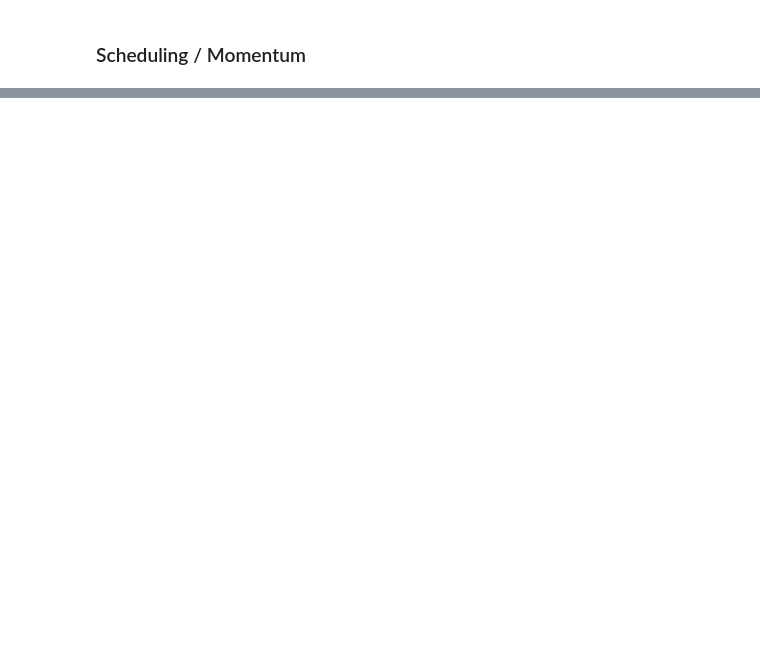
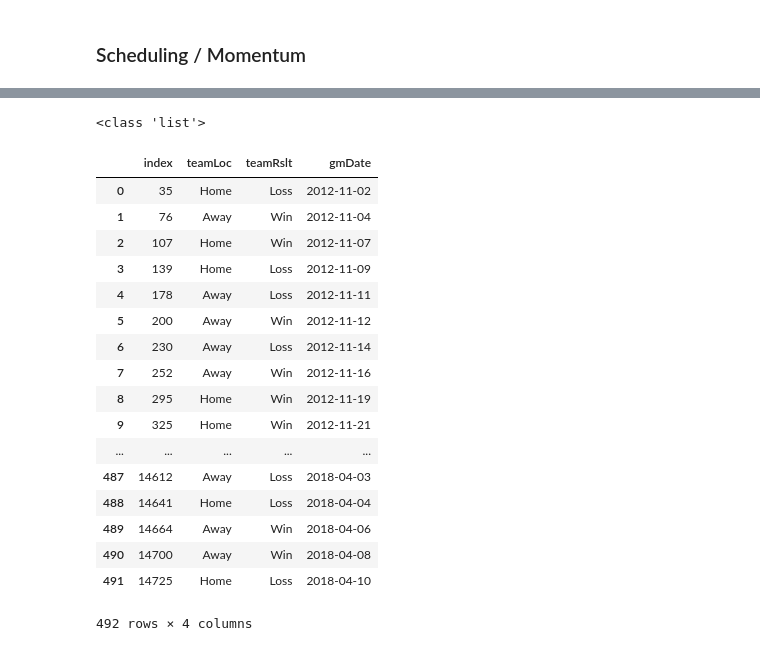
Before and after one commit to jjsahabu/NBA-Game-Predictor, a Jupyter notebook: W207-Final-Project-JJ.ipynb, the cells around one changed output, grey strips where cells are left out. Saved outputs shown, nothing was run; the diff lists cells and outputs as text; code cells hidden in the pictures; blank space fills up the shorter version.

Commit message:
Consequetive sheeet

```diff
--- a/W207-Final-Project.ipynb
+++ b/W207-Final-Project-JJ.ipynb
@@ -262,0 +319,12 @@ nba_schedule
+# %%
+momentum = []
+Counter = 0
+for ind, row in ATL.iterrows():
+    if row['teamLoc'] == "Away":
+        Counter += 1
+        ATL.loc[ind, "Consequetive Away Games"] = Counter
+    else:
+        Counter = 0
+        ATL.loc[ind, "Consequetive Away Games"] = Counter
+
+ATL.head()
@@ -262,0 +338,28 @@ nba_schedule
+# %%
+team_names = list(teamBox.teamAbbr.unique())
+# %% [output]
+<class 'list'>
+# %%
+for teams in team_names:
+    teams = sorted_teams.get_group(teams)
+    ATL = ATL.reset_index()
+    ATL
+# %% [output]
+|  | index | teamLoc | teamRslt | gmDate |
+| 0 | 35 | Home | Loss | 2012-11-02 |
+| 1 | 76 | Away | Win | 2012-11-04 |
+| 2 | 107 | Home | Win | 2012-11-07 |
+| 3 | 139 | Home | Loss | 2012-11-09 |
+| 4 | 178 | Away | Loss | 2012-11-11 |
+| 5 | 200 | Away | Win | 2012-11-12 |
+| 6 | 230 | Away | Loss | 2012-11-14 |
+| 7 | 252 | Away | Win | 2012-11-16 |
+| 8 | 295 | Home | Win | 2012-11-19 |
+| 9 | 325 | Home | Win | 2012-11-21 |
+| ... | ... | ... | ... | ... |
+| 487 | 14612 | Away | Loss | 2018-04-03 |
+| 488 | 14641 | Home | Loss | 2018-04-04 |
+| 489 | 14664 | Away | Win | 2018-04-06 |
+| 490 | 14700 | Away | Win | 2018-04-08 |
+| 491 | 14725 | Home | Loss | 2018-04-10 |
+492 rows × 4 columns
```
Also changed, not shown: parts of 7 cells of this notebook.
